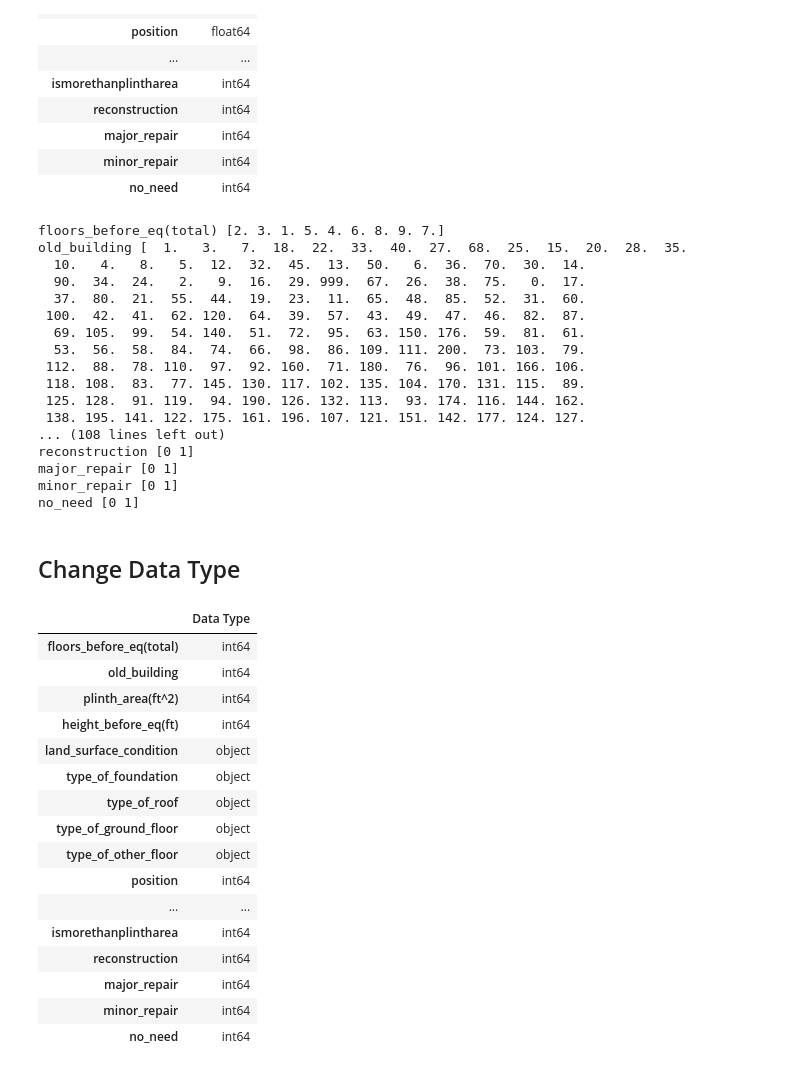
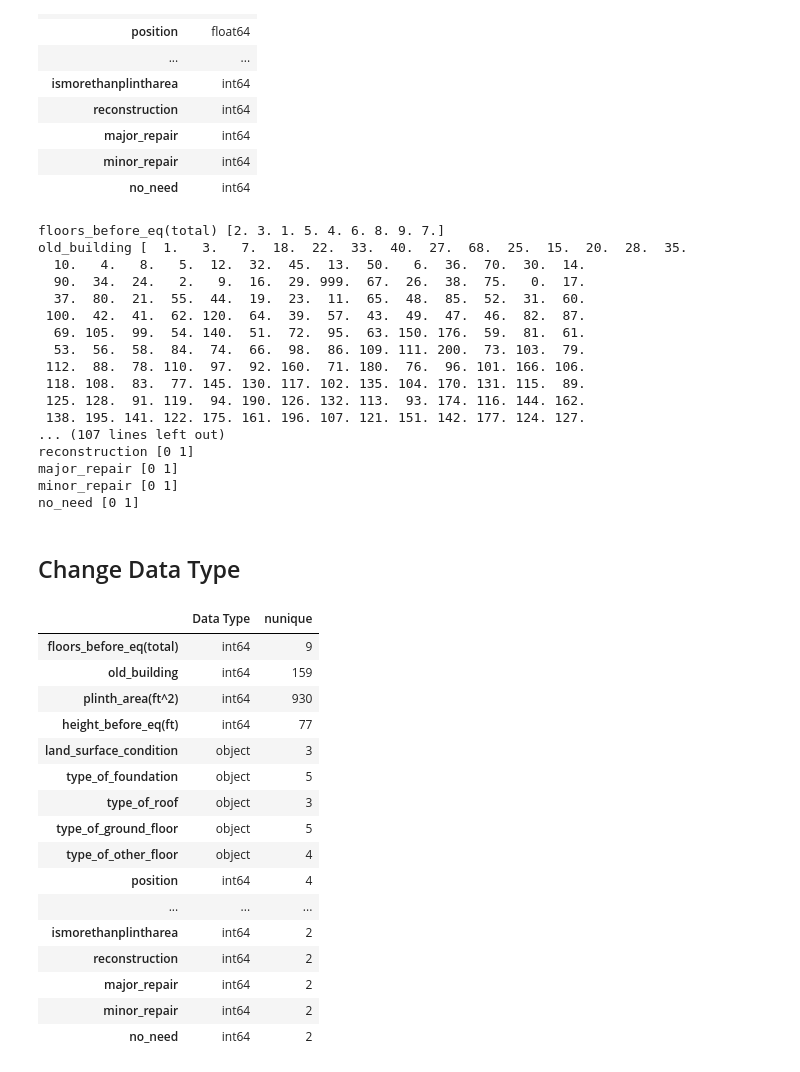
Before and after one commit to elskow/Data-Elims, a Jupyter notebook: 4-FeatureEng/feature_engineering.ipynb, the cells around one changed output. Cells and saved outputs as stored; diff of their text form; code cells hidden in the pictures.

```diff
--- a/4-FeatureEng/feature_engineering.ipynb
+++ b/4-FeatureEng/feature_engineering.ipynb
@@ -24,4 +24,4 @@ try :
 
 except :
     train_data = pd.read_csv("../2-DataInterpolation/train_data.csv", low_memory=False)
-    test_data = pd.read_csv("../datasets/test.csv", low_memory=False) # For local development
+    test_data = pd.read_csv("../2-DataInterpolation/test_data.csv", low_memory=False) # For local
@@ -66,7 +62,7 @@ old_building [  1.   3.   7.  18.  22.  33.  40.  27.  68.  25.  15.  20.  28.
  118. 108.  83.  77. 145. 130. 117. 102. 135. 104. 170. 131. 115.  89.
  125. 128.  91. 119.  94. 190. 126. 132. 113.  93. 174. 116. 144. 162.
  138. 195. 141. 122. 175. 161. 196. 107. 121. 151. 142. 177. 124. 127.
-... (108 lines left out)
+... (107 lines left out)
 reconstruction [0 1]
 major_repair [0 1]
 minor_repair [0 1]
@@ -101,20 +109,22 @@ train_data['damage_grade'] = train_data['damage_grade'].astype(int)
 # %%
-pd.DataFrame(train_data.dtypes, columns=['Data Type'])
+df = pd.DataFrame(train_data.dtypes, columns=['Data Type'])
+df['nunique'] = train_data.nunique()
+df
 # %% [output]
-|  | Data Type |
-| floors_before_eq(total) | int64 |
-| old_building | int64 |
-| plinth_area(ft^2) | int64 |
-| height_before_eq(ft) | int64 |
-| land_surface_condition | object |
-| type_of_foundation | object |
-| type_of_roof | object |
-| type_of_ground_floor | object |
-| type_of_other_floor | object |
-| position | int64 |
-| ... | ... |
-| ismorethanplintharea | int64 |
-| reconstruction | int64 |
-| major_repair | int64 |
-| minor_repair | int64 |
-| no_need | int64 |
+|  | Data Type | nunique |
+| floors_before_eq(total) | int64 | 9 |
+| old_building | int64 | 159 |
+| plinth_area(ft^2) | int64 | 930 |
+| height_before_eq(ft) | int64 | 77 |
+| land_surface_condition | object | 3 |
+| type_of_foundation | object | 5 |
+| type_of_roof | object | 3 |
+| type_of_ground_floor | object | 5 |
+| type_of_other_floor | object | 4 |
+| position | int64 | 4 |
+| ... | ... | ... |
+| ismorethanplintharea | int64 | 2 |
+| reconstruction | int64 | 2 |
+| major_repair | int64 | 2 |
+| minor_repair | int64 | 2 |
+| no_need | int64 | 2 |
```
Also changed, not shown: parts of 9 cells of this notebook, 3 other files.
